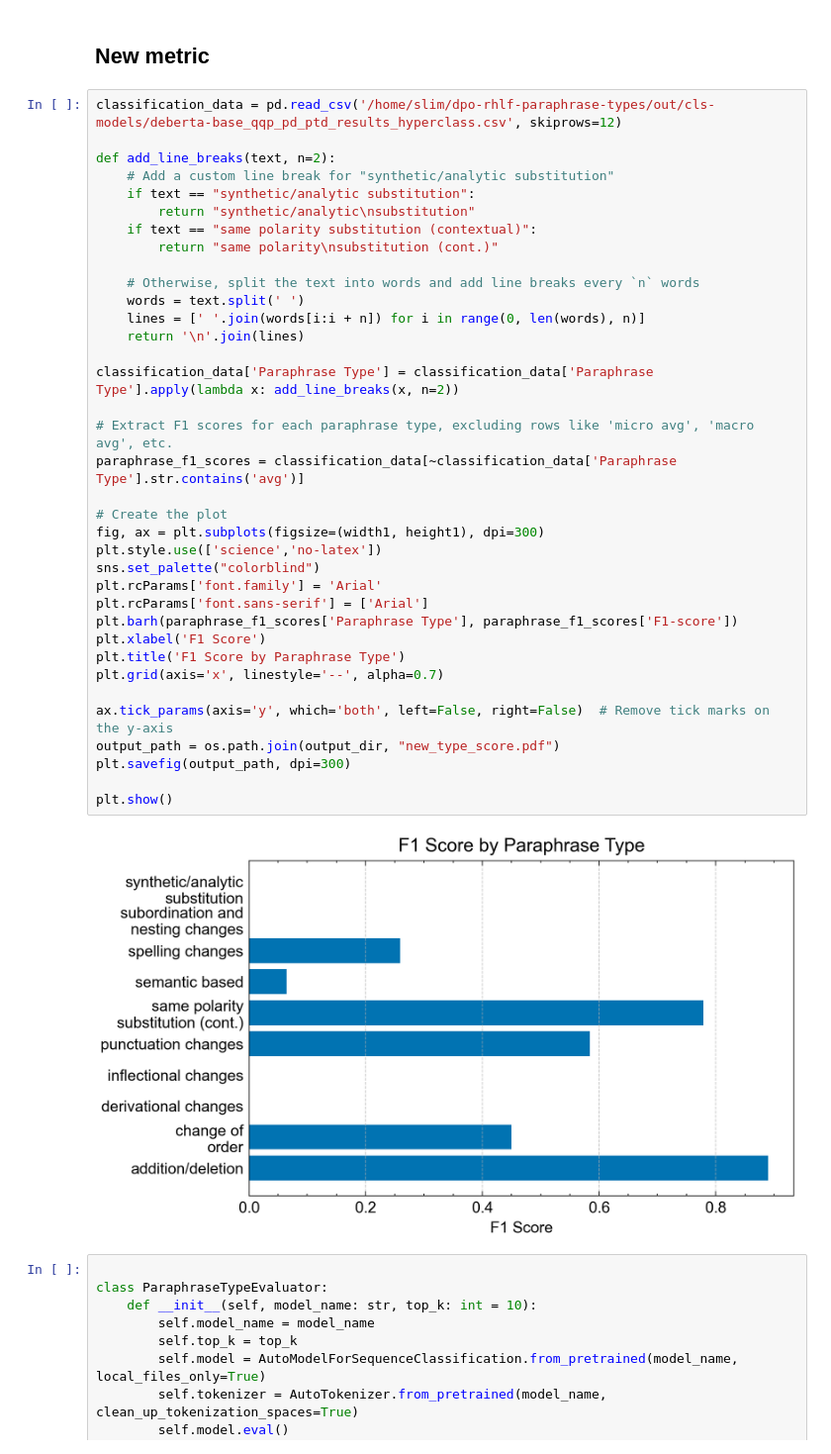
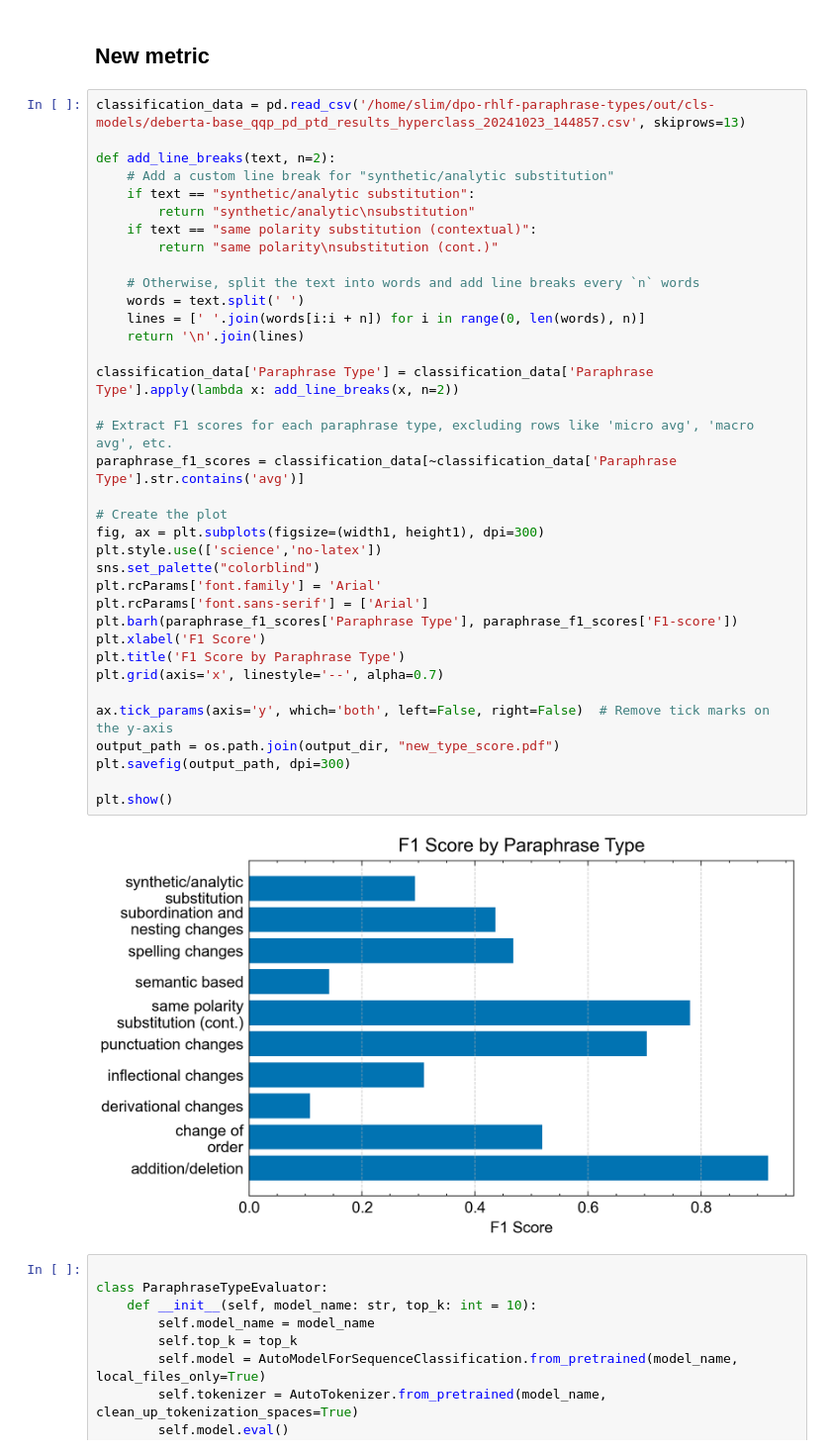
Before and after one commit to cluebbers/dpo-rlhf-paraphrase-types, a Jupyter notebook: notebooks/plots.ipynb, the cells around one changed output. Shown at 99% size. Saved outputs shown, nothing was run; the diff lists cells and outputs as text.

```diff
--- a/notebooks/plots.ipynb
+++ b/notebooks/plots.ipynb
@@ -305,7 +305,7 @@ plt.show()
 # %% [markdown]
 ## New metric
 # %%
-classification_data = pd.read_csv('/home/slim/dpo-rhlf-paraphrase-types/out/cls-models/deberta-base_qqp_pd_ptd_results_hyperclass.csv', skiprows=12)
+classification_data = pd.read_csv('/home/slim/dpo-rhlf-paraphrase-types/out/cls-models/deberta-base_qqp_pd_ptd_results_hyperclass_20241023_144857.csv', skiprows=13)
 
 def add_line_breaks(text, n=2):
     # Add a custom line break for "synthetic/analytic substitution"
@@ -314,34 +314,34 @@ def add_line_breaks(text, n=2):
     if text == "same polarity substitution (contextual)":
         return "same polarity\nsubstitution (cont.)"
 
     # Otherwise, split the text into words and add line breaks every `n` words
     words = text.split(' ')
     lines = [' '.join(words[i:i + n]) for i in range(0, len(words), n)]
     return '\n'.join(lines)
 
 classification_data['Paraphrase Type'] = classification_data['Paraphrase Type'].apply(lambda x: add_line_breaks(x, n=2))
 
 # Extract F1 scores for each paraphrase type, excluding rows like 'micro avg', 'macro avg', etc.
 paraphrase_f1_scores = classification_data[~classification_data['Paraphrase Type'].str.contains('avg')]
 
 # Create the plot
 fig, ax = plt.subplots(figsize=(width1, height1), dpi=300)
 plt.style.use(['science','no-latex'])
 sns.set_palette("colorblind")
 plt.rcParams['font.family'] = 'Arial'
 plt.rcParams['font.sans-serif'] = ['Arial']
 plt.barh(paraphrase_f1_scores['Paraphrase Type'], paraphrase_f1_scores['F1-score'])
 plt.xlabel('F1 Score')
 plt.title('F1 Score by Paraphrase Type')
 plt.grid(axis='x', linestyle='--', alpha=0.7)
 
 ax.tick_params(axis='y', which='both', left=False, right=False)  # Remove tick marks on the y-axis
 output_path = os.path.join(output_dir, "new_type_score.pdf")
 plt.savefig(output_path, dpi=300)
 
 plt.show()
 # %% [output]
-[figure, old version]
+[figure, new version]
 # %%
 
 class ParaphraseTypeEvaluator:
```
Also changed, not shown: parts of 1 cell of this notebook.
